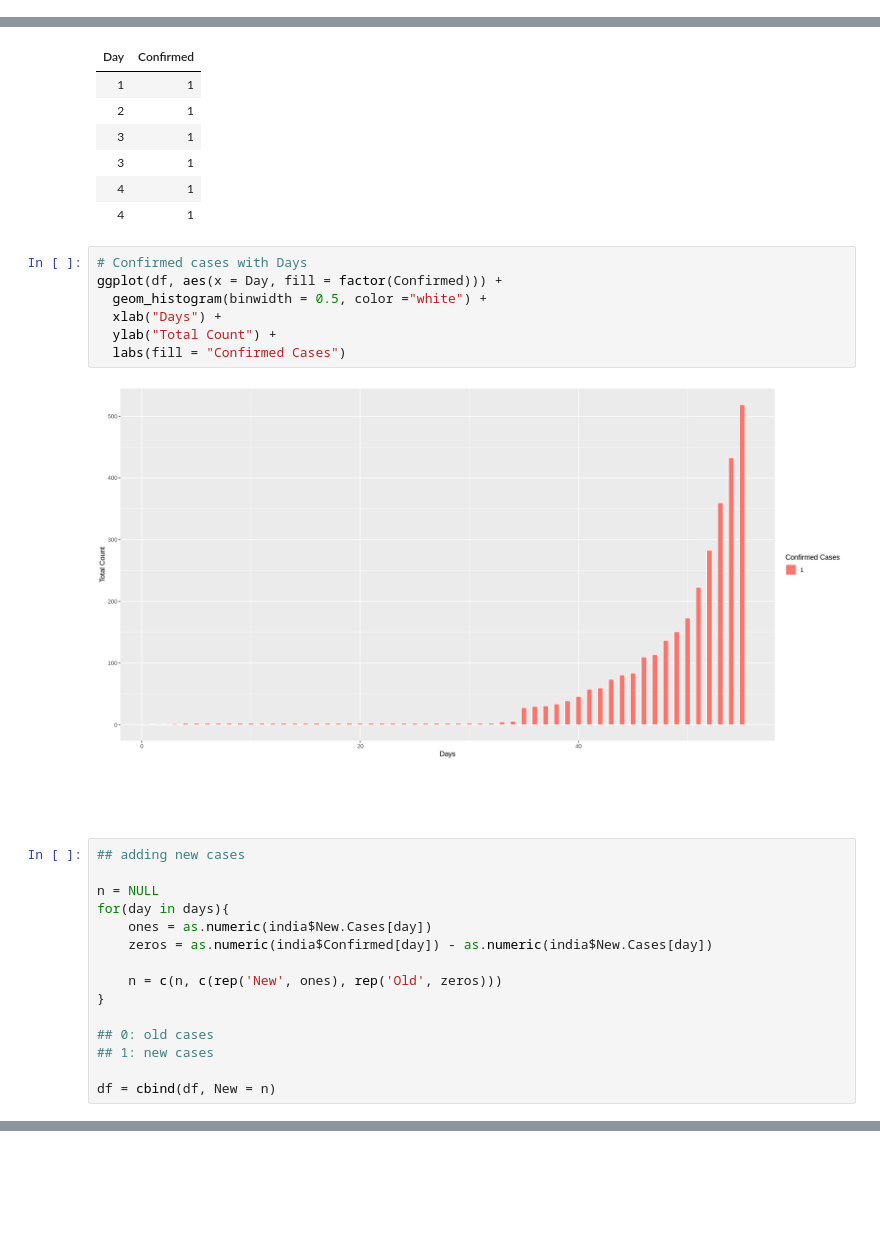
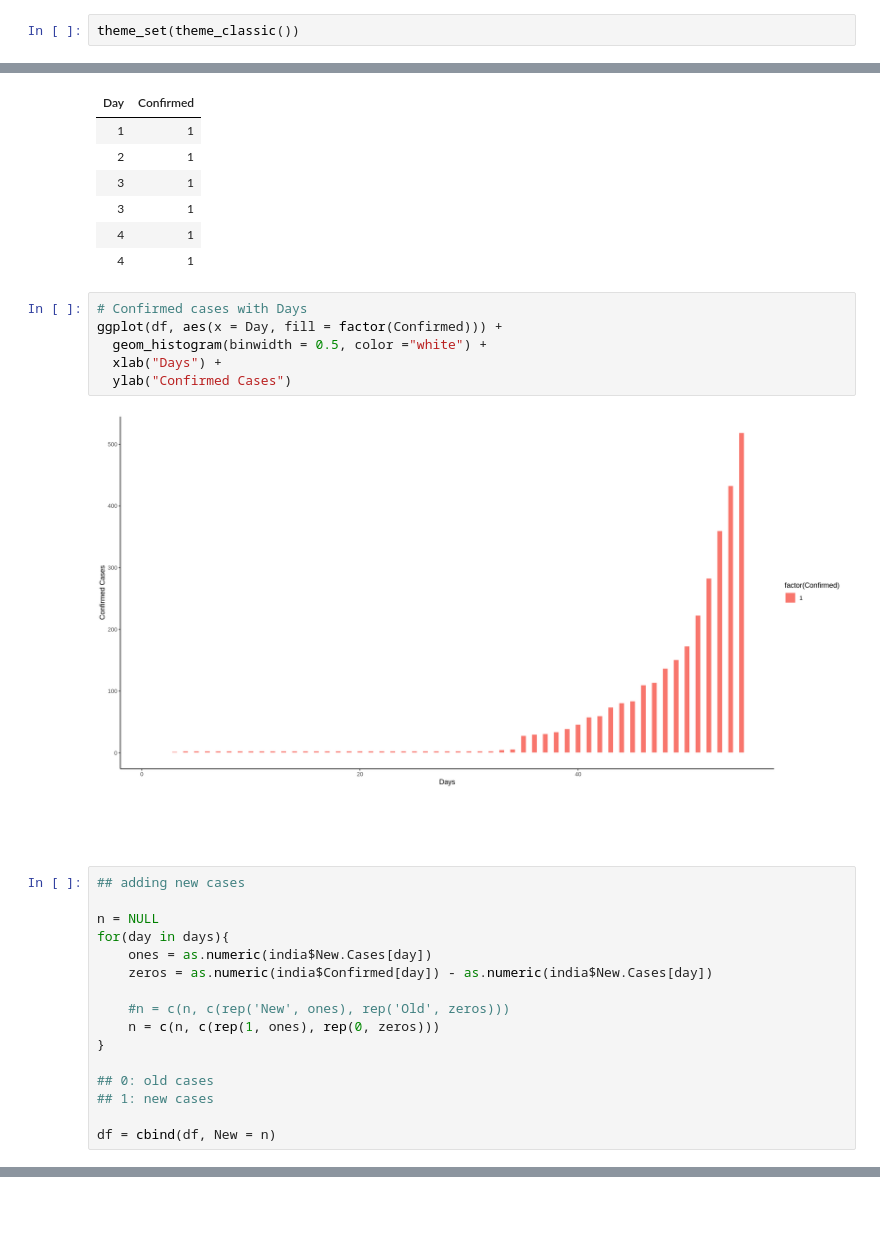
Before and after one commit to ravi-prakash1907/COVID-19-India, a Jupyter notebook: india-today/Understand India.ipynb, the cells around one changed output, grey strips where cells are left out. Saved outputs shown, nothing was run; the diff lists cells and outputs as text; blank space fills up the shorter version.

```diff
--- a/india-today/Understand India.ipynb
+++ b/india-today/Understand India.ipynb
@@ -72,6 +87,8 @@ ggplot(india, aes(x=as.numeric(Day), y=Death.Rate)) +
 <br /><br />
 # %% [markdown]
 ## Histograms
+# %%
+theme_set(theme_classic())
 # %%
 days = as.numeric(india$Day)
 #days
@@ -102,12 +119,11 @@ head(df)
 # %%
 # Confirmed cases with Days
 ggplot(df, aes(x = Day, fill = factor(Confirmed))) +
   geom_histogram(binwidth = 0.5, color ="white") +
   xlab("Days") +
-  ylab("Total Count") +
-  labs(fill = "Confirmed Cases")
+  ylab("Confirmed Cases")
 # %% [output]
-[figure, old version]
+[figure, new version]
 # %% [markdown]
 <br /><br />
 # %%
@@ -118,7 +134,8 @@ for(day in days){
     ones = as.numeric(india$New.Cases[day])
     zeros = as.numeric(india$Confirmed[day]) - as.numeric(india$New.Cases[day])
 
-    n = c(n, c(rep('New', ones), rep('Old', zeros)))
+    #n = c(n, c(rep('New', ones), rep('Old', zeros)))
+    n = c(n, c(rep(1, ones), rep(0, zeros)))
 }
 
 ## 0: old cases
```
Also changed, not shown: parts of 17 cells of this notebook.
